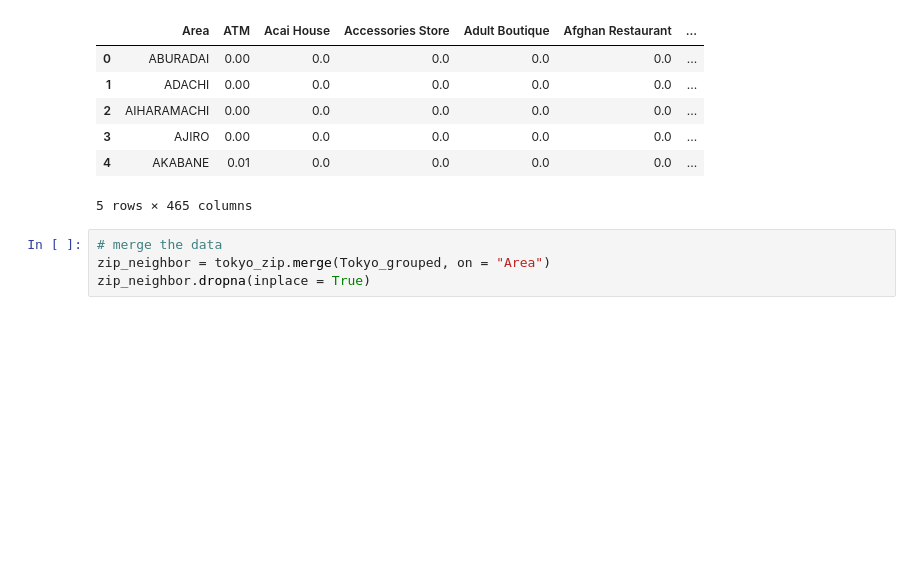
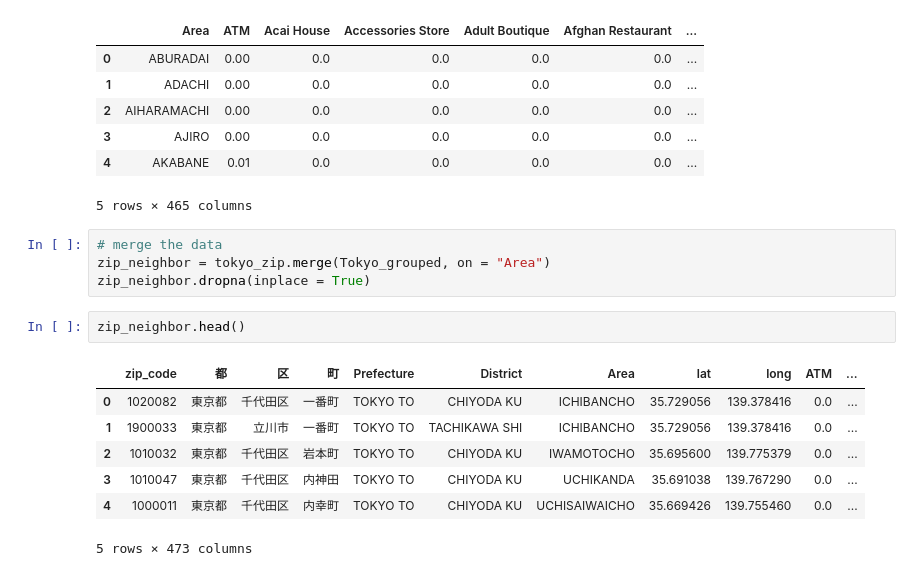
Before and after one commit to HIKARU8150/Coursera_Capstone, a Jupyter notebook: Project/find_new_campus.ipynb, the cells around one changed output. Cells and saved outputs as stored; diff of their text form; blank space fills up the shorter version.

```diff
--- a/Project/find_new_campus.ipynb
+++ b/Project/find_new_campus.ipynb
@@ -66,3 +68,13 @@ Tokyo_grouped.head()
 # merge the data
 zip_neighbor = tokyo_zip.merge(Tokyo_grouped, on = "Area")
 zip_neighbor.dropna(inplace = True)
+# %%
+zip_neighbor.head()
+# %% [output]
+|  | zip_code | 都 | 区 | 町 | Prefecture | District | Area | lat | long | ATM | ... |
+| 0 | 1020082 | 東京都 | 千代田区 | 一番町 | TOKYO TO | CHIYODA KU | ICHIBANCHO | 35.729056 | 139.378416 | 0.0 | ... |
+| 1 | 1900033 | 東京都 | 立川市 | 一番町 | TOKYO TO | TACHIKAWA SHI | ICHIBANCHO | 35.729056 | 139.378416 | 0.0 | ... |
+| 2 | 1010032 | 東京都 | 千代田区 | 岩本町 | TOKYO TO | CHIYODA KU | IWAMOTOCHO | 35.695600 | 139.775379 | 0.0 | ... |
+| 3 | 1010047 | 東京都 | 千代田区 | 内神田 | TOKYO TO | CHIYODA KU | UCHIKANDA | 35.691038 | 139.767290 | 0.0 | ... |
+| 4 | 1000011 | 東京都 | 千代田区 | 内幸町 | TOKYO TO | CHIYODA KU | UCHISAIWAICHO | 35.669426 | 139.755460 | 0.0 | ... |
+5 rows × 473 columns
```
Also changed, not shown: parts of 16 cells of this notebook, 2 other files.
